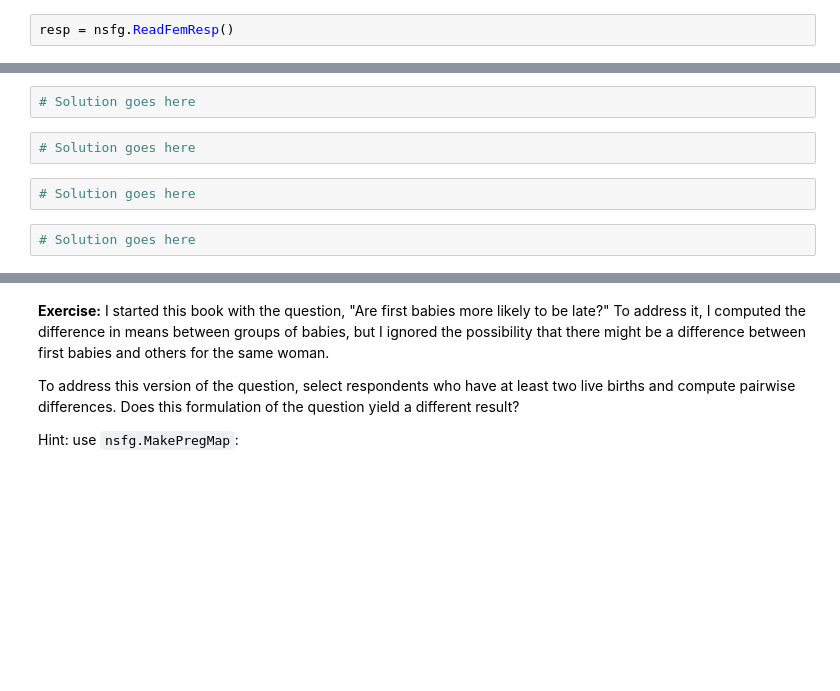
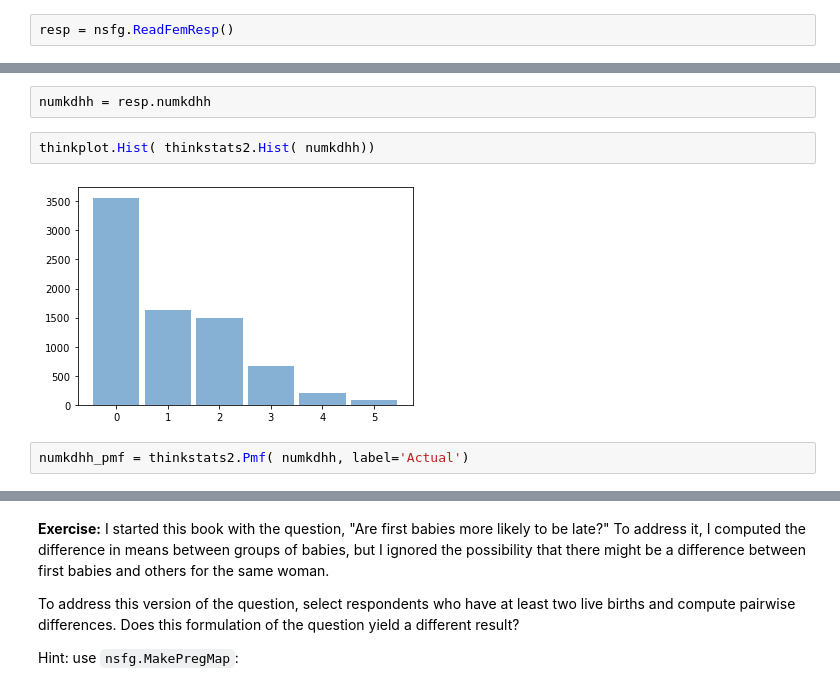
Before and after one commit to JohnL4/ThinkStats2, a Jupyter notebook: code/chap03ex.ipynb, the cells around one changed output, grey strips where cells are left out. Drawn from its saved outputs; the diff is of its cells as text; blank space fills up the shorter version.

```diff
--- a/code/chap03ex.ipynb
+++ b/code/chap03ex.ipynb
@@ -328,8 +324,8 @@ resp = nsfg.ReadFemResp()
-# %%
-# Solution goes here
-# %%
-# Solution goes here
-# %%
-# Solution goes here
-# %%
-# Solution goes here
+# %%
+numkdhh = resp.numkdhh
+# %%
+thinkplot.Hist( thinkstats2.Hist( numkdhh))
+# %% [output]
+[figure, added]
+# %%
+numkdhh_pmf = thinkstats2.Pmf( numkdhh, label='Actual')
```
Also changed, not shown: parts of 8 cells of this notebook.
